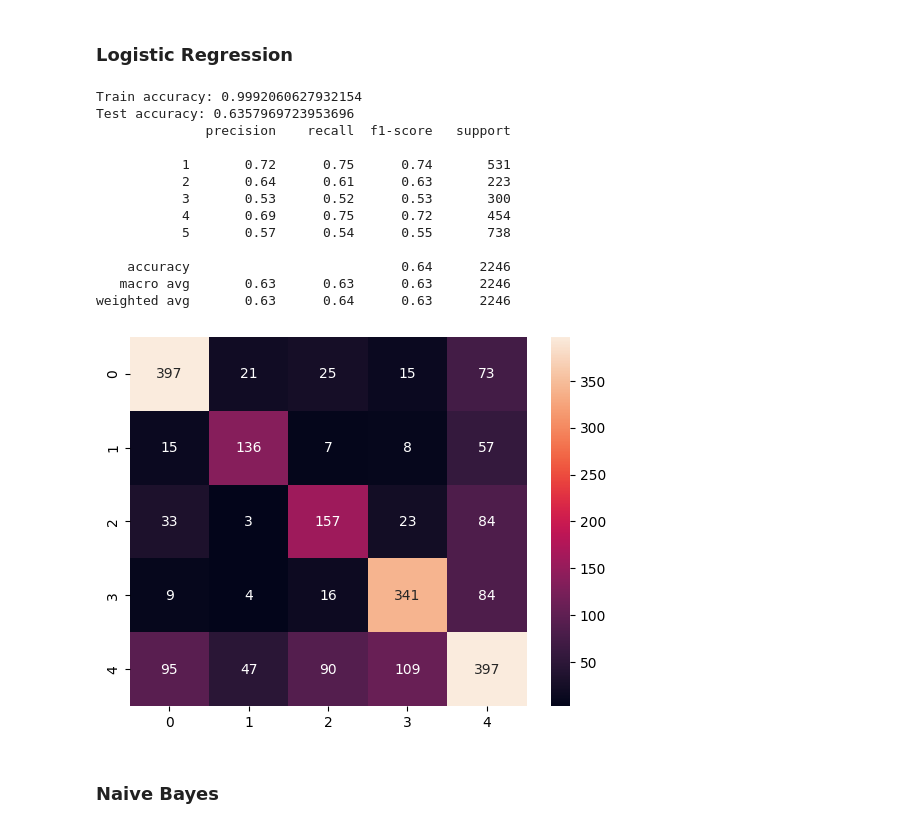
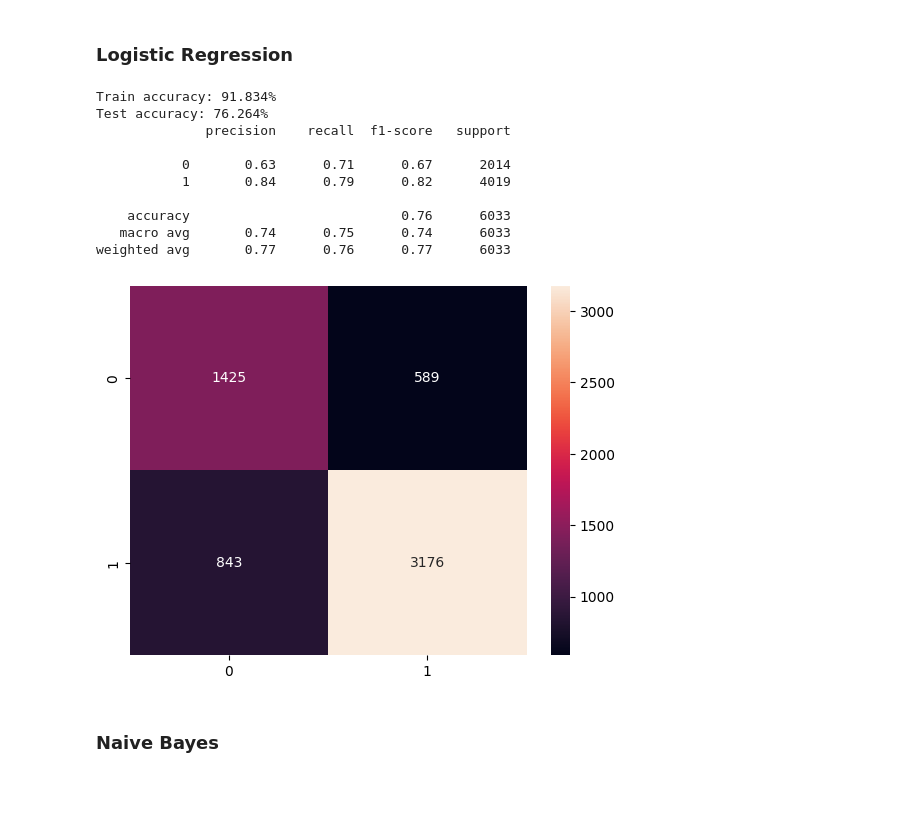
Before and after one commit to TemariVirus/NLPR-Project, a Jupyter notebook: classification.ipynb, the cells around one changed output. Saved outputs shown, nothing was run; the diff lists cells and outputs as text; code cells hidden in the pictures; blank space fills up the shorter version.

```diff
--- a/classification.ipynb
+++ b/classification.ipynb
@@ -135,37 +170,37 @@ def transform_oversample(encoder, X, y, test_size=0.2):
 from sklearn.linear_model import LogisticRegression
 from sklearn.feature_extraction.text import CountVectorizer
 
-
 # Bag of words
-cv = CountVectorizer(strip_accents="unicode", stop_words=stop_words)
-X_train, X_test, y_train, y_test = transform_oversample(cv, df["text"], df["label"])
+cv = CountVectorizer(strip_accents="unicode", stop_words="english")
+X_train_lr, X_val_lr, y_train_lr, y_val_lr = transform_oversample(
+    cv, X_train, X_val, y_train, y_val
+)
 # %%
+# Logistic regression model
 lr = GridSearchCV(
     LogisticRegression(max_iter=1000),
-    param_grid={"C": np.logspace(-3, 3, 7)},
-    n_jobs=-1,
+    param_grid={
+        "C": np.logspace(-3, 3, 7),
+        "solver": ["newton-cg", "lbfgs", "saga"],
+    },
+    n_jobs=4,
+    cv=3,
 )
+lr.fit(X_train_lr, y_train_lr)
 
-
-lr.fit(X_train, y_train)
-
-
-show_eval(lr, X_train, X_test, y_train, y_test)
+show_eval(lr, X_train_lr, X_val_lr, y_train_lr, y_val_lr)
 # %% [output]
-Train accuracy: 0.9992060627932154
-Test accuracy: 0.6357969723953696
+Train accuracy: 91.834%
+Test accuracy: 76.264%
               precision    recall  f1-score   support
 
-           1       0.72      0.75      0.74       531
-           2       0.64      0.61      0.63       223
-           3       0.53      0.52      0.53       300
-           4       0.69      0.75      0.72       454
-           5       0.57      0.54      0.55       738
+           0       0.63      0.71      0.67      2014
+           1       0.84      0.79      0.82      4019
 
-    accuracy                           0.64      2246
-   macro avg       0.63      0.63      0.63      2246
-weighted avg       0.63      0.64      0.63      2246
+    accuracy                           0.76      6033
+   macro avg       0.74      0.75      0.74      6033
+weighted avg       0.77      0.76      0.77      6033
-[figure, old version]
+[figure, new version]
 # %% [markdown]
 ### Naive Bayes
 # %%
```
Also changed, not shown: parts of 38 cells of this notebook.
